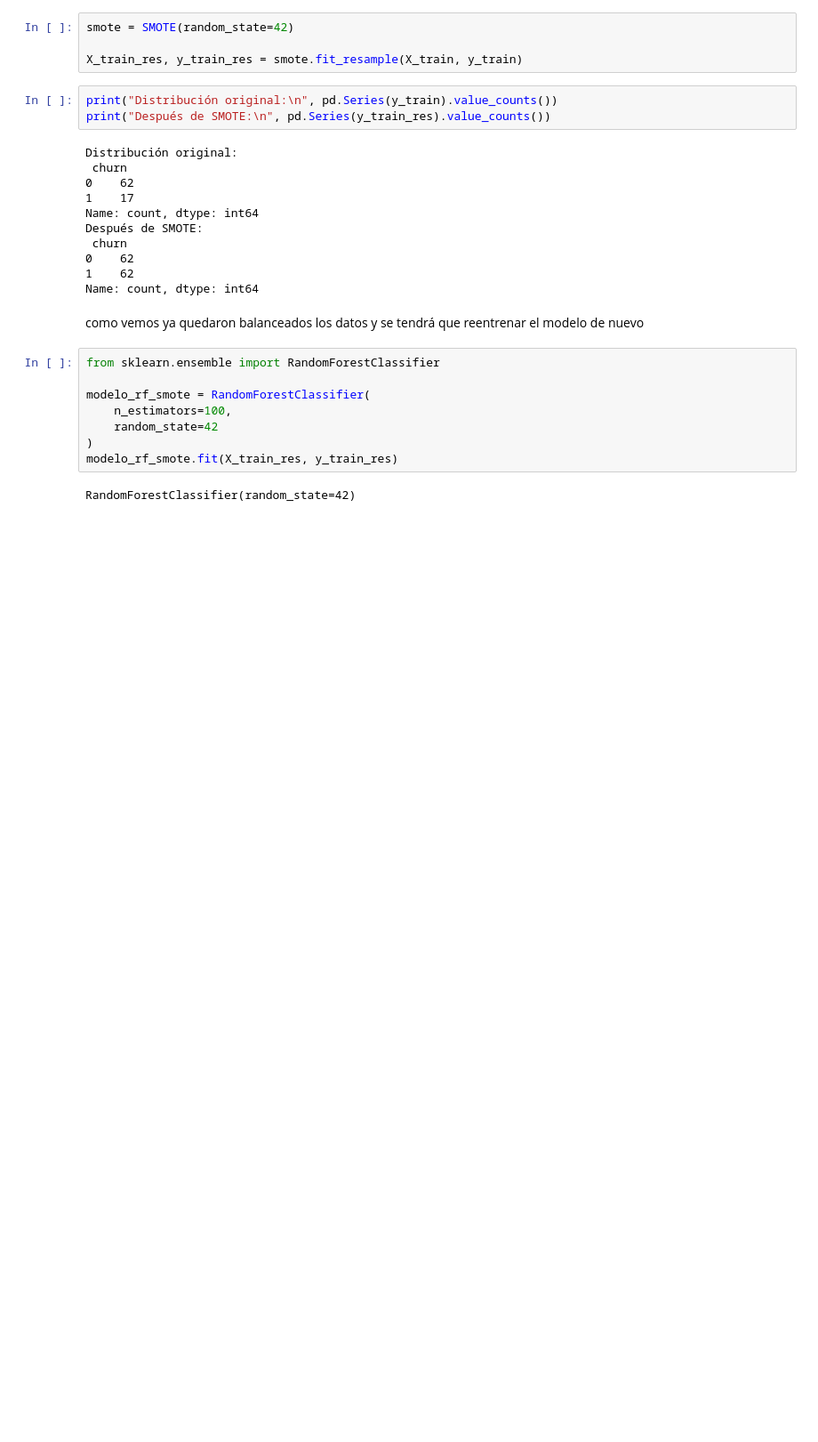
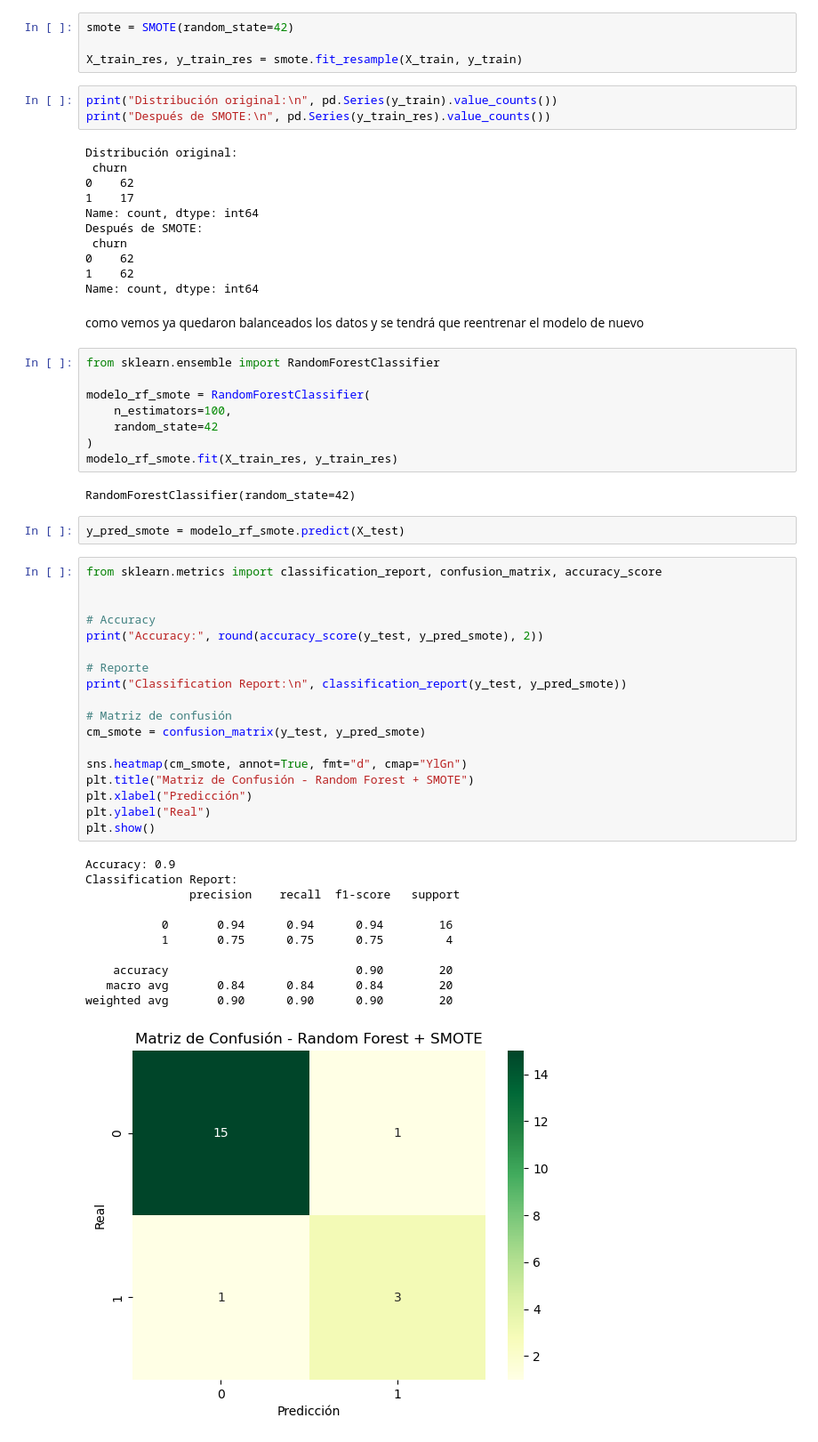
Before and after one commit to JulietaRiver/clientes-banco-churn, a Jupyter notebook: clientes_banco.ipynb, the cells around one changed output. Shown at 89% size. Saved outputs shown, nothing was run; the diff lists cells and outputs as text; blank space fills up the shorter version.

Commit message:
Modelo de Random forest con SMOTE aplicado

```diff
--- a/clientes_banco.ipynb
+++ b/clientes_banco.ipynb
@@ -671,3 +671,35 @@ modelo_rf_smote = RandomForestClassifier(
 modelo_rf_smote.fit(X_train_res, y_train_res)
 # %% [output]
 RandomForestClassifier(random_state=42)
+# %%
+y_pred_smote = modelo_rf_smote.predict(X_test)
+# %%
+from sklearn.metrics import classification_report, confusion_matrix, accuracy_score
+
+
+# Accuracy
+print("Accuracy:", round(accuracy_score(y_test, y_pred_smote), 2))
+
+# Reporte
+print("Classification Report:\n", classification_report(y_test, y_pred_smote))
+
+# Matriz de confusión
+cm_smote = confusion_matrix(y_test, y_pred_smote)
+
+sns.heatmap(cm_smote, annot=True, fmt="d", cmap="YlGn")
+plt.title("Matriz de Confusión - Random Forest + SMOTE")
+plt.xlabel("Predicción")
+plt.ylabel("Real")
+plt.show()
+# %% [output]
+Accuracy: 0.9
+Classification Report:
+               precision    recall  f1-score   support
+
+           0       0.94      0.94      0.94        16
+           1       0.75      0.75      0.75         4
+
+    accuracy                           0.90        20
+   macro avg       0.84      0.84      0.84        20
+weighted avg       0.90      0.90      0.90        20
+[figure, added]
```
Also changed, not shown: parts of 1 cell of this notebook.
